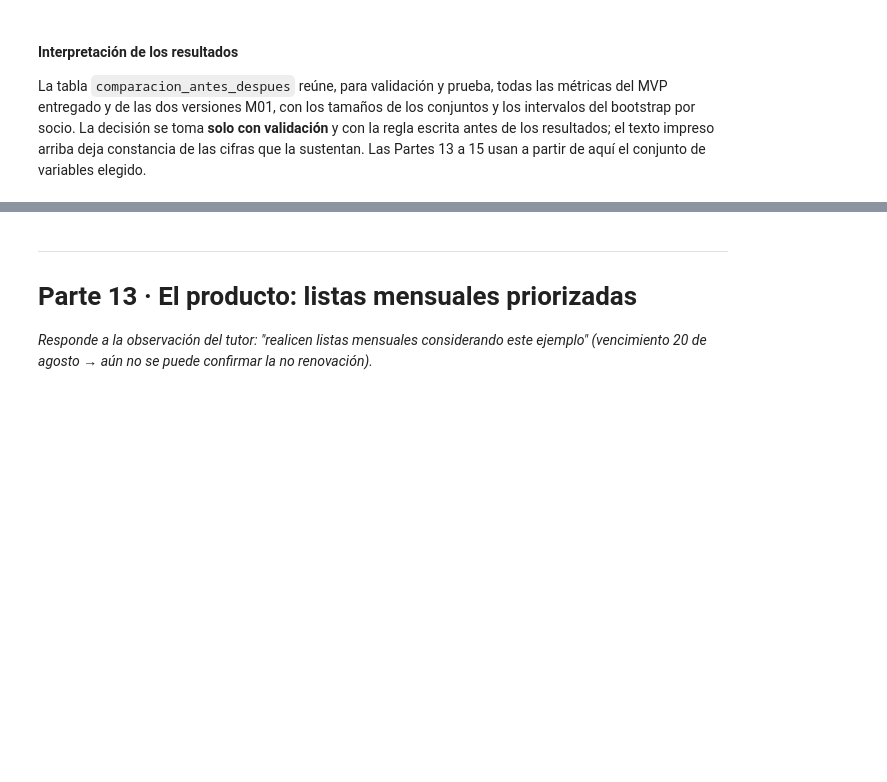
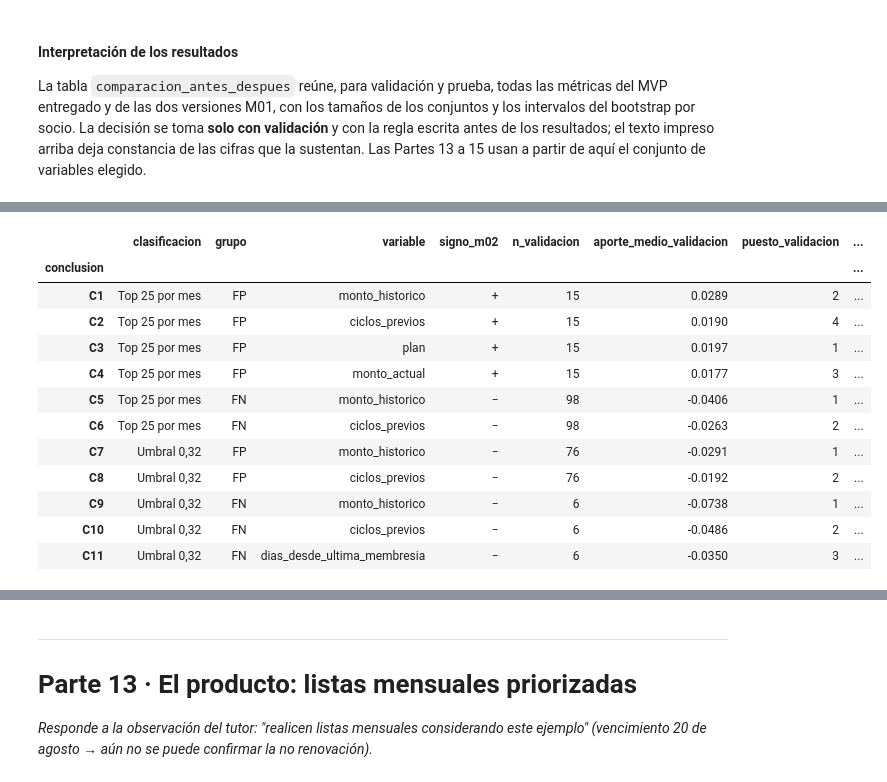
Before and after one commit to CralosMejia/ProyectoMIA, a Jupyter notebook: Notebookes/MVP.ipynb, the cells around one changed output, grey strips where cells are left out. Cells and saved outputs as stored; diff of their text form; code cells hidden in the pictures; blank space fills up the shorter version.

```diff
--- a/Notebookes/MVP.ipynb
+++ b/Notebookes/MVP.ipynb
@@ -3168,0 +4124,81 @@ La tabla `comparacion_antes_despues` reúne, para validación y prueba, todas la
+# %%
+# ---- M03 (g) Entrenamiento (845 casos): DENTRO DE MUESTRA, solo informativo (el modelo ya vio estos casos)
+assert len(X_train) == 845, "El entrenamiento de M01 tiene 845 ciclos"
+exp_train_m03 = explicar_shap(modelo_seleccionado, X_train)
+shap_train_m03 = exp_train_m03["shap"][VARIABLES_M02]
+assert shap_train_m03.shape == (845, 8) and exp_train_m03["error"] < 1e-6
+salida_m03("Entrenamiento (dentro de muestra, informativo): el modelo se ajustó con estos 845 casos, así que sus SHAP "
+           "describen lo que aprendió, no cómo generaliza.")
+salida_m03(f"Aditividad en entrenamiento: error máximo = {exp_train_m03['error_columnas']:.2e} (columnas) y "
+           f"{exp_train_m03['error_agregado']:.2e} (8 variables) → < 1e-6, control aprobado")
+
+# ---- (h) Importancia comparada: |SHAP| medio y puesto en entrenamiento, validación y prueba
+CONJUNTOS_M03 = {"entrenamiento": shap_train_m03, "validacion": shap_m02, "prueba": shap_test_m03}
+filas = []
+for v in VARIABLES_M02:
+    fila = {"variable": v}
+    for nombre, tabla in CONJUNTOS_M03.items():
+        abs_medio = tabla.abs().mean()
+        fila[f"shap_abs_medio_{nombre}"] = abs_medio[v]
+        fila[f"puesto_{nombre}"] = int(abs_medio.rank(ascending=False, method="first")[v])
+        fila[f"shap_medio_{nombre}"] = tabla[v].mean()
+    filas.append(fila)
+importancia_comparada_m03 = pd.DataFrame(filas).sort_values("puesto_validacion")
+spearman_val_test_m03 = float(importancia_comparada_m03["shap_abs_medio_validacion"]
+                              .corr(importancia_comparada_m03["shap_abs_medio_prueba"], method="spearman"))
+spearman_val_train_m03 = float(importancia_comparada_m03["shap_abs_medio_validacion"]
+                               .corr(importancia_comparada_m03["shap_abs_medio_entrenamiento"], method="spearman"))
+mostrar_m03(importancia_comparada_m03.set_index("variable")[
+    [f"{m}_{n}" for n in CONJUNTOS_M03 for m in ("shap_abs_medio", "puesto")]].round(4))
+salida_m03(f"Spearman de rangos de |SHAP| medio validación–prueba = {es(spearman_val_test_m03, 3)} (8 variables) · "
+           f"validación–entrenamiento = {es(spearman_val_train_m03, 3)} (informativo)")
+importancia_comparada_m03.round(6).to_csv(CARPETA_M03 / "m03_importancia_comparada.csv", index=False)
+
+# ---- (i) ¿Se mantienen en prueba las conclusiones FP/FN de M02 (Sección 12.12, mejoras/M02 §9)?
+# Regla fija: se mantiene si la variable que la sustenta conserva el signo del aporte medio y queda entre
+# las 3 primeras del grupo en prueba por |SHAP| medio; si el grupo de prueba está vacío, "no evaluable".
+CONCLUSIONES_M02 = [
+    ("C1", "top25", "FP", "monto_historico", +1, "Los FP se ven como los VP: poca historia pagada sube el riesgo"),
+    ("C2", "top25", "FP", "ciclos_previos", +1, "Los FP se ven como los VP: pocos ciclos previos suben el riesgo"),
+    ("C3", "top25", "FP", "plan", +1, "Los FP se ven como los VP: el plan sube el riesgo"),
+    ("C4", "top25", "FP", "monto_actual", +1, "Lo único que distingue a los FP: el monto actual sube su riesgo"),
+    ("C5", "top25", "FN", "monto_historico", -1, "Los FN son socios con historia: el monto histórico baja su riesgo"),
+    ("C6", "top25", "FN", "ciclos_previos", -1, "Los FN son socios con historia: los ciclos previos bajan su riesgo"),
+    ("C7", "umbral", "FP", "monto_historico", -1, "Umbral: los FP tienen monto histórico que baja el riesgo"),
+    ("C8", "umbral", "FP", "ciclos_previos", -1, "Umbral: los FP tienen ciclos previos que bajan el riesgo"),
+    ("C9", "umbral", "FN", "monto_historico", -1, "Umbral (solo ilustrativo): monto histórico baja el riesgo de los FN"),
+    ("C10", "umbral", "FN", "ciclos_previos", -1, "Umbral (solo ilustrativo): ciclos previos bajan el riesgo de los FN"),
+    ("C11", "umbral", "FN", "dias_desde_ultima_membresia", -1,
+     "Umbral (solo ilustrativo): días desde la membresía anterior bajan el riesgo de los FN"),
+]
+
+def cifra_grupo(aportes, g, v):
+    t = aportes.loc[aportes["grupo"] == g].set_index("variable")
+    puestos = t["shap_abs_medio"].rank(ascending=False, method="first")
+    return t.at[v, "shap_medio"], (int(puestos[v]) if t["n"].iloc[0] else None), int(t["n"].iloc[0])
+
+filas = []
+for clave_c, clave, g, v, signo, texto in CONCLUSIONES_M02:
+    val, puesto_val, n_val = cifra_grupo(aportes_m02[clave], g, v)
+    pru, puesto_pru, n_pru = cifra_grupo(aportes_test_m03[clave], g, v)
+    comparado = "VP" if g == "FP" else "VN"          # M02 comparó los FP con los VP y los FN con los VN
+    vp_val = cifra_grupo(aportes_m02[clave], comparado, v)[0]
+    vp_pru = cifra_grupo(aportes_test_m03[clave], comparado, v)[0]
+    if n_pru == 0:
+        veredicto = "no evaluable (grupo vacío en prueba)"
+    else:
+        veredicto = "sí" if (np.sign(pru) == signo and puesto_pru <= 3) else "no"
+    filas.append({"conclusion": clave_c, "clasificacion": CLASIFICACIONES_M02[clave][1], "grupo": g, "variable": v,
+                  "signo_m02": "+" if signo > 0 else "−", "texto": texto,
+                  "n_validacion": n_val, "aporte_medio_validacion": round(val, 4), "puesto_validacion": puesto_val,
+                  "n_prueba": n_pru, "aporte_medio_prueba": round(pru, 4) if n_pru else np.nan,
+                  "puesto_prueba": puesto_pru, "grupo_comparacion": comparado,
+                  "aporte_medio_comparacion_validacion": round(vp_val, 4),
+                  "aporte_medio_comparacion_prueba": round(vp_pru, 4), "se_mantiene_en_prueba": veredicto})
+conclusiones_m03 = pd.DataFrame(filas)
+mostrar_m03(conclusiones_m03.drop(columns=["texto"]).set_index("conclusion"))
+conclusiones_m03.to_csv(CARPETA_M03 / "m03_conclusiones_fp_fn.csv", index=False)
+salida_m03("Conclusiones que se mantienen en prueba: "
+           f"{int((conclusiones_m03['se_mantiene_en_prueba'] == 'sí').sum())} de {len(conclusiones_m03)} · tablas en "
+           "../salidas/m03/ (m03_importancia_comparada, m03_conclusiones_fp_fn).")
+# %% [output]
@@ -3168,0 +4218,13 @@ La tabla `comparacion_antes_despues` reúne, para validación y prueba, todas la
+|  | clasificacion | grupo | variable | signo_m02 | n_validacion | aporte_medio_validacion | puesto_validacion | ... |
+| conclusion |  |  |  |  |  |  |  | ... |
+| C1 | Top 25 por mes | FP | monto_historico | + | 15 | 0.0289 | 2 | ... |
+| C2 | Top 25 por mes | FP | ciclos_previos | + | 15 | 0.0190 | 4 | ... |
+| C3 | Top 25 por mes | FP | plan | + | 15 | 0.0197 | 1 | ... |
+| C4 | Top 25 por mes | FP | monto_actual | + | 15 | 0.0177 | 3 | ... |
+| C5 | Top 25 por mes | FN | monto_historico | − | 98 | -0.0406 | 1 | ... |
+| C6 | Top 25 por mes | FN | ciclos_previos | − | 98 | -0.0263 | 2 | ... |
+| C7 | Umbral 0,32 | FP | monto_historico | − | 76 | -0.0291 | 1 | ... |
+| C8 | Umbral 0,32 | FP | ciclos_previos | − | 76 | -0.0192 | 2 | ... |
+| C9 | Umbral 0,32 | FN | monto_historico | − | 6 | -0.0738 | 1 | ... |
+| C10 | Umbral 0,32 | FN | ciclos_previos | − | 6 | -0.0486 | 2 | ... |
+| C11 | Umbral 0,32 | FN | dias_desde_ultima_membresia | − | 6 | -0.0350 | 3 | ... |
```
Also changed, not shown: parts of 41 cells of this notebook.
